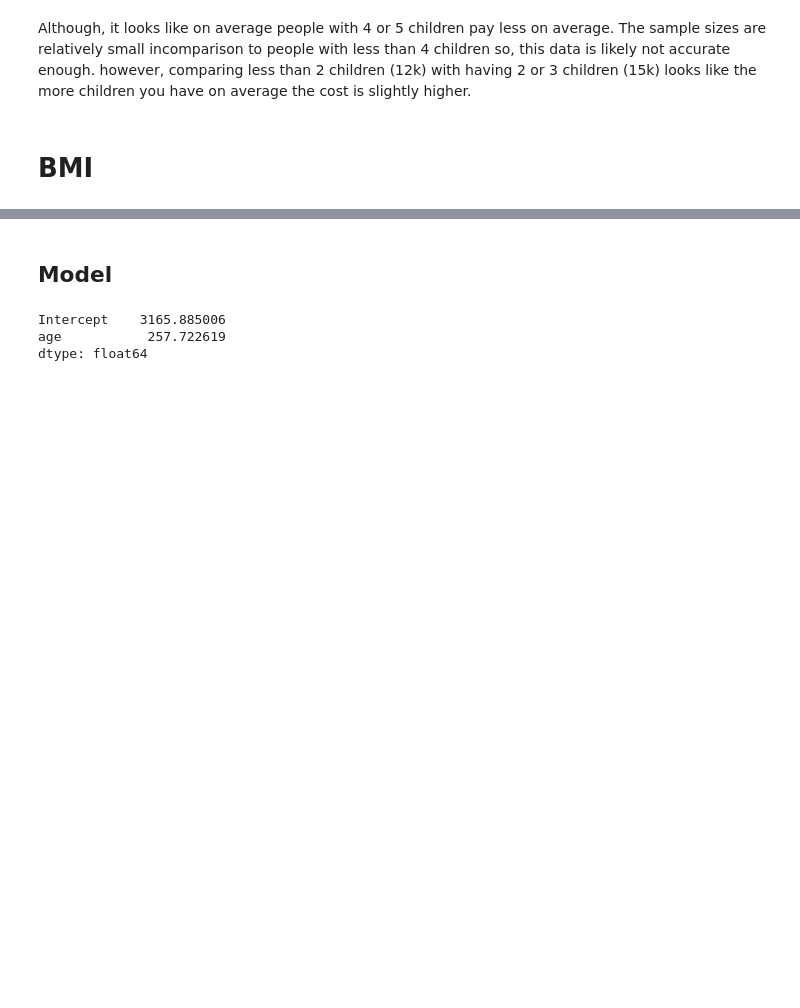
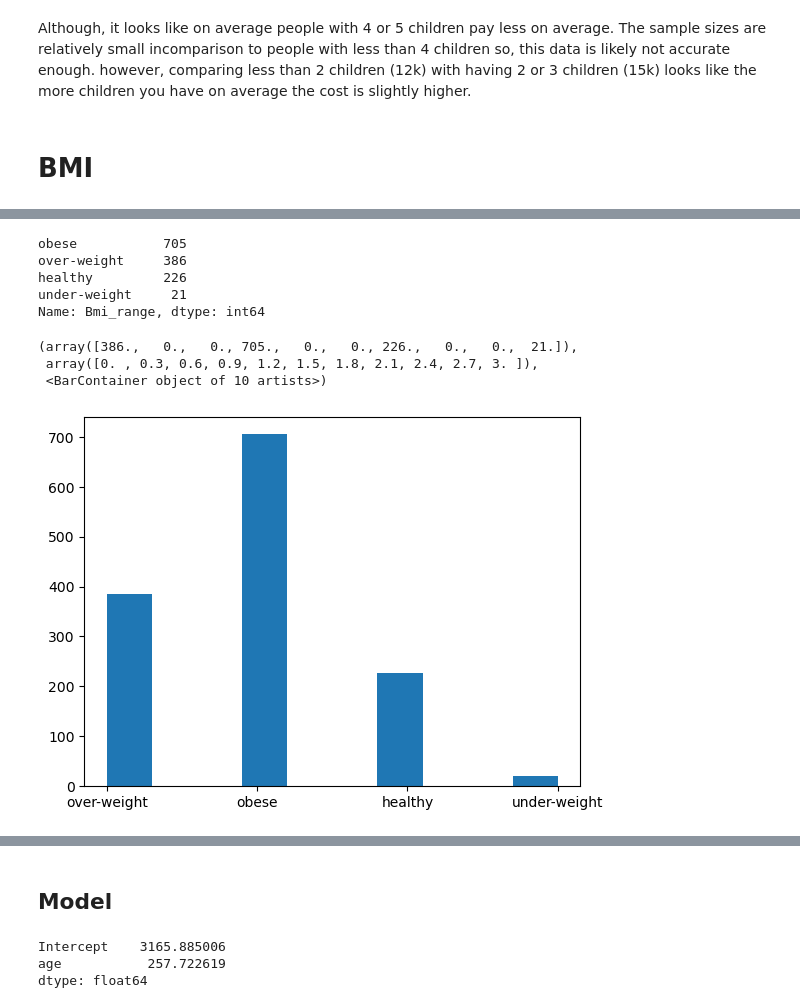
Before and after one commit to RossErskine/Kaggle-notebooks, a Jupyter notebook: Medical-insurance-Stats.ipynb, the cells around one changed output, grey strips where cells are left out. Saved outputs shown, nothing was run; the diff lists cells and outputs as text; code cells hidden in the pictures; blank space fills up the shorter version.

```diff
--- a/Medical-insurance-Stats.ipynb
+++ b/Medical-insurance-Stats.ipynb
@@ -137,5 +137,10 @@ Although, it looks like on average people with 4 or 5 children pay less on avera
 # %% [markdown]
 # BMI
 # %%
-df['']
+#Binning the age column.
+bins = [0,18.5,25,30, 100]
+slots = ['under-weight','healthy','over-weight', 'obese']
+
+df['Bmi_range']=pd.cut(df['bmi'],bins=bins,labels=slots)
+df.head()
 # %% [output]
@@ -142,0 +153,15 @@ TypeError: '>' not supported between instances of 'str' and 'int'
+# %%
+df['Bmi_range'].value_counts()
+# %% [output]
+obese           705
+over-weight     386
+healthy         226
+under-weight     21
+Name: Bmi_range, dtype: int64
+# %%
+plt.hist(df['Bmi_range'])
+# %% [output]
+(array([386.,   0.,   0., 705.,   0.,   0., 226.,   0.,   0.,  21.]),
+ array([0. , 0.3, 0.6, 0.9, 1.2, 1.5, 1.8, 2.1, 2.4, 2.7, 3. ]),
+ <BarContainer object of 10 artists>)
+[figure, added]
```
Also changed, not shown: parts of 3 cells of this notebook.
